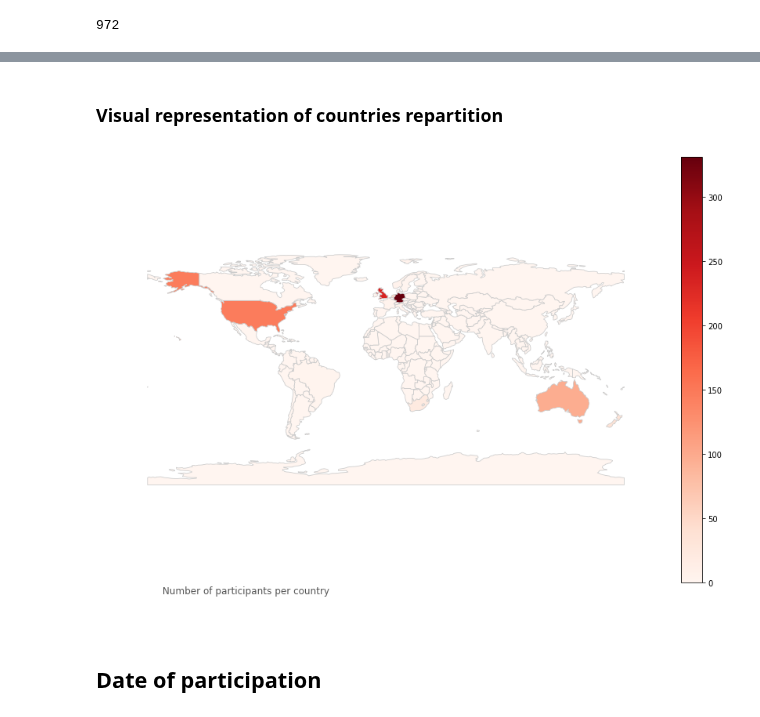
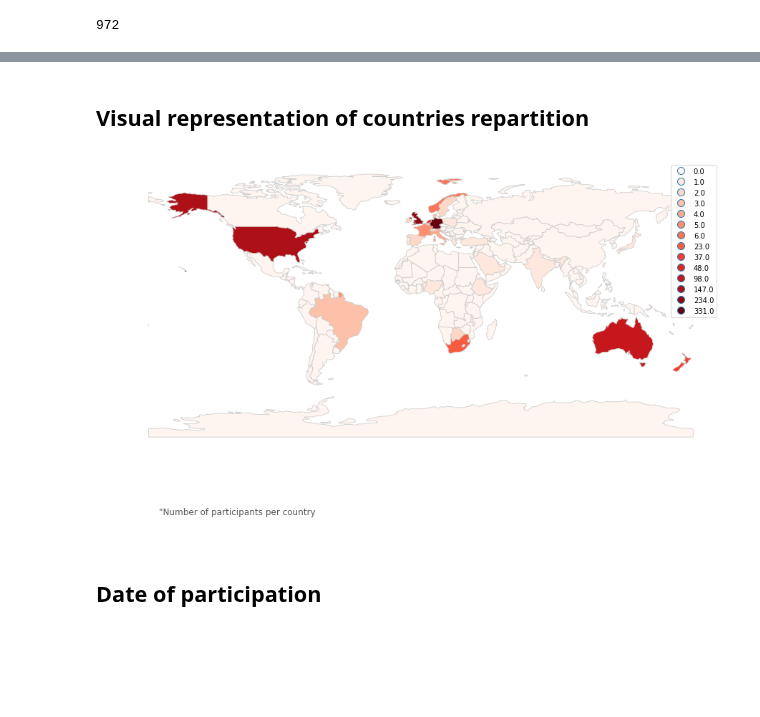
Before and after one commit to softwaresaved/international-survey, a Jupyter notebook: analysis/2018/1. Overview and sampling.ipynb, the cells around one changed output, grey strips where cells are left out. Saved outputs shown, nothing was run; the diff lists cells and outputs as text; code cells hidden in the pictures; blank space fills up the shorter version.

```diff
--- a/analysis/2018/1. Overview and sampling.ipynb
+++ b/analysis/2018/1. Overview and sampling.ipynb
@@ -66,5 +83,5 @@ df[df['Year']== 2018]['socio1. In which country do you work?'].value_counts().to
 # %% [markdown]
-### Visual representation of countries repartition
+## Visual representation of countries repartition
 # %%
 df_countries = df[df['Year']== 2018]['socio1. In which country do you work?'].value_counts().to_frame().reset_index()
 df_countries.columns = ['name', 'count']
@@ -77,17 +93,40 @@ df_map.fillna(0, inplace=True)
+# %%
+def transform_int_to_cat(x):
+    if x == 0:
+        return '0'
+    elif x > 0 and x <= 5:
+        return '1 - 5'
+    elif x >5 and x <10:
+        return '6 - 10'
+    elif x >10 and x <=25:
+        return '11 - 25'
+    elif x > 25 and x <= 50:
+        return '26 - 50'
+    elif x > 50 and x <=100:
+        return '51 - 100'
+    elif x > 100 and x <=200:
+        return '101 - 200'
+    elif x > 200:
+        return '200+'
+    else:
+        raise
+df_map['count_cat'] = df_map['count'].apply(lambda x: transform_int_to_cat(x))
+# %%
+list_ordering = ['0', '1 - 5', '6 - 10', '11 - 25', '26 - 50', '51 - 100', '101 - 200', '200+']
+df_map['count_cat'] = pd.Categorical(df_map['count_cat'], categories=list_ordering)
+df_map = df_map.sort_values(['count'])
 # %%
 fig, ax = plt.subplots(1)
-ax = df_map.plot(ax=ax, column='count', cmap='Reds', linewidth=0.8, edgecolor='0.8', legend=True)
+ax = df_map.plot(ax=ax, column='count', cmap='Reds', linewidth=0.8, edgecolor='0.8', legend=True, categorical=True)
 
 # Add the description
-description = """ Number of participants per country"""
-plot = ax.annotate(description, xy=(0.1, .08), xycoords='figure fraction', horizontalalignment='left', verticalalignment='top', fontsize=12, color='#555555')
-
+description = """"Number of participants per country"""
+ax.annotate(description, xy=(0.1, .08), xycoords='figure fraction', horizontalalignment='left', verticalalignment='top', fontsize=12, color='#555555')
 # Remove axis
-plot = ax.axis('off')
-
+ax.axis('off')
 plt.show();
 # %% [output]
-[figure, old version]
+[figure, new version]
 # %% [markdown]
 ## Date of participation
 # %%
```
Also changed, not shown: parts of 20 cells of this notebook, 8 other files.
